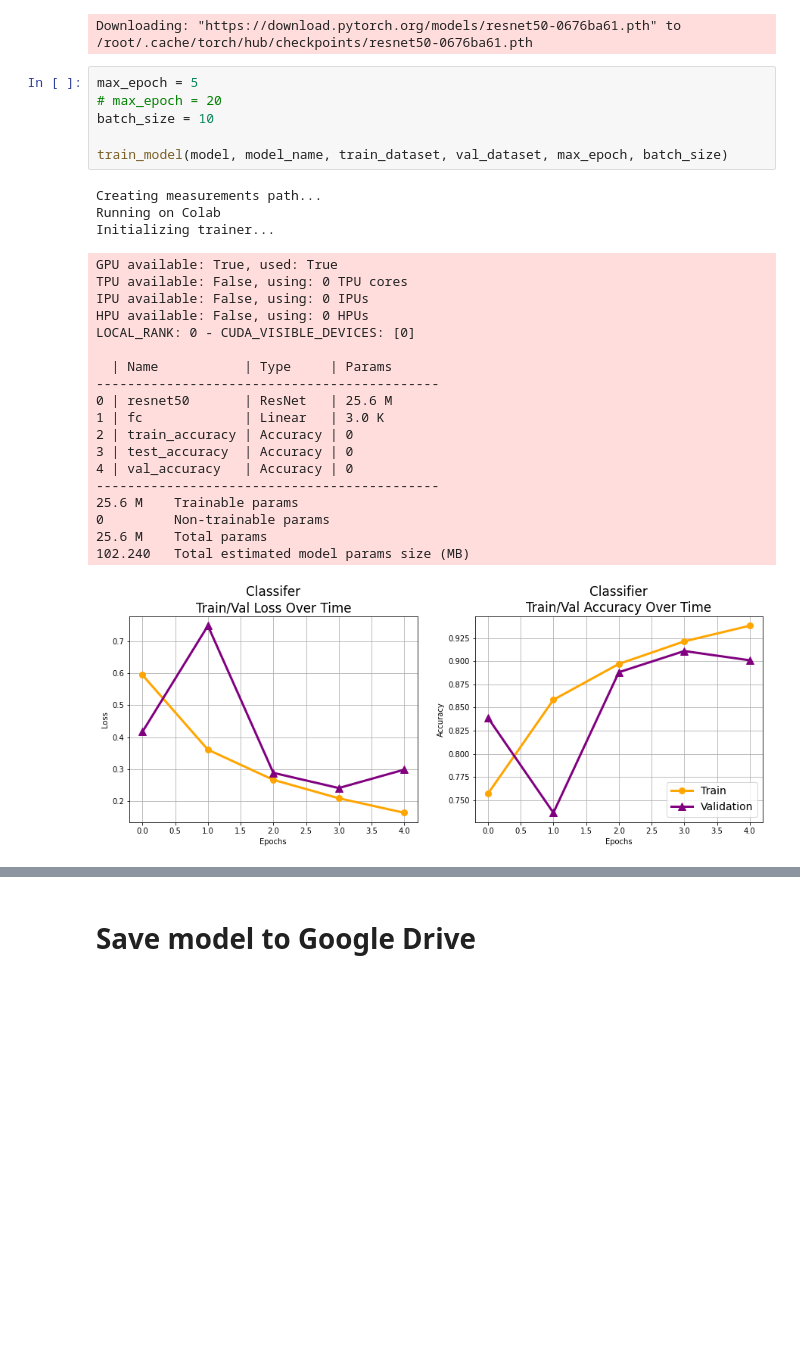
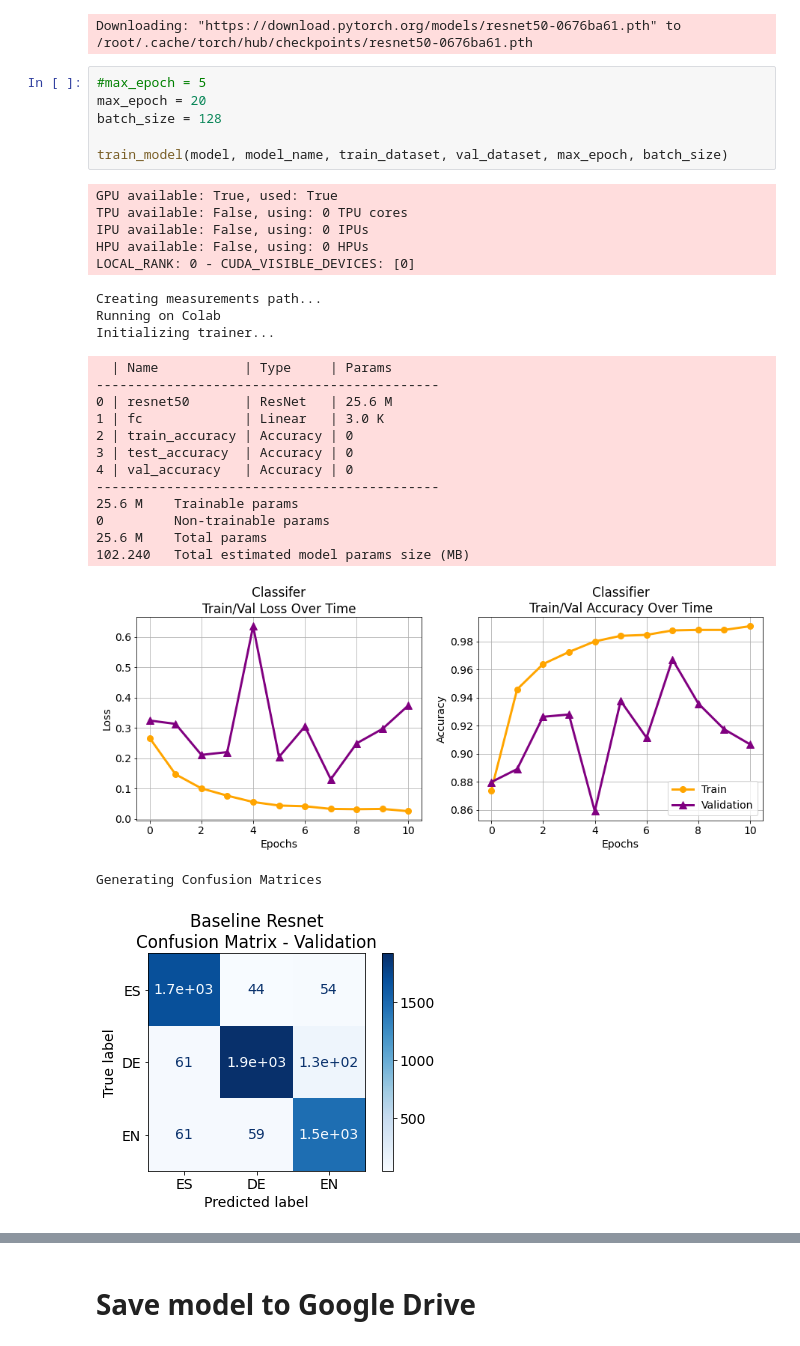
Before and after one commit to rgmartin/ECSE-552-Final-Project, a Jupyter notebook: execution_framework.ipynb, the cells around one changed output, grey strips where cells are left out. Cells and saved outputs as stored; diff of their text form; blank space fills up the shorter version.

Commit message:
run baseline model 10 epochs

```diff
--- a/execution_framework.ipynb
+++ b/execution_framework.ipynb
@@ -150,31 +150,32 @@ elif model_name == MEL_AE_NAME:
 # %% [output]
 Downloading: "https://download.pytorch.org/models/resnet50-0676ba61.pth" to /root/.cache/torch/hub/checkpoints/resnet50-0676ba61.pth
 # %%
-max_epoch = 5
-# max_epoch = 20
-batch_size = 10
+#max_epoch = 5
+max_epoch = 20
+batch_size = 128
 
 train_model(model, model_name, train_dataset, val_dataset, max_epoch, batch_size)
 # %% [output]
-Creating measurements path...
-Running on Colab
-Initializing trainer...
+GPU available: True, used: True
+TPU available: False, using: 0 TPU cores
+IPU available: False, using: 0 IPUs
+HPU available: False, using: 0 HPUs
+LOCAL_RANK: 0 - CUDA_VISIBLE_DEVICES: [0]
-GPU available: True, used: True
-TPU available: False, using: 0 TPU cores
-IPU available: False, using: 0 IPUs
-HPU available: False, using: 0 HPUs
-LOCAL_RANK: 0 - CUDA_VISIBLE_DEVICES: [0]
-
-  | Name           | Type     | Params
---------------------------------------------
-0 | resnet50       | ResNet   | 25.6 M
-1 | fc             | Linear   | 3.0 K
-2 | train_accuracy | Accuracy | 0
-3 | test_accuracy  | Accuracy | 0
-4 | val_accuracy   | Accuracy | 0
---------------------------------------------
-25.6 M    Trainable params
-0         Non-trainable params
-25.6 M    Total params
-102.240   Total estimated model params size (MB)
+Creating measurements path...
+Running on Colab
+Initializing trainer...
+  | Name           | Type     | Params
+--------------------------------------------
+0 | resnet50       | ResNet   | 25.6 M
+1 | fc             | Linear   | 3.0 K
+2 | train_accuracy | Accuracy | 0
+3 | test_accuracy  | Accuracy | 0
+4 | val_accuracy   | Accuracy | 0
+--------------------------------------------
+25.6 M    Trainable params
+0         Non-trainable params
+25.6 M    Total params
+102.240   Total estimated model params size (MB)
-[figure, old version]
+[figure, new version]
+Generating Confusion Matrices
+[figure, added]
```
Also changed, not shown: parts of 2 cells of this notebook.
